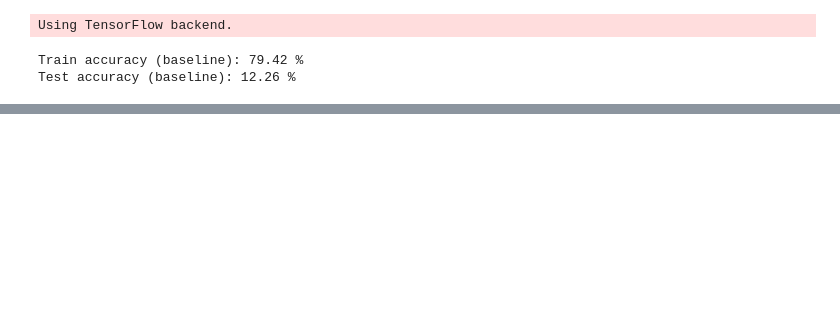
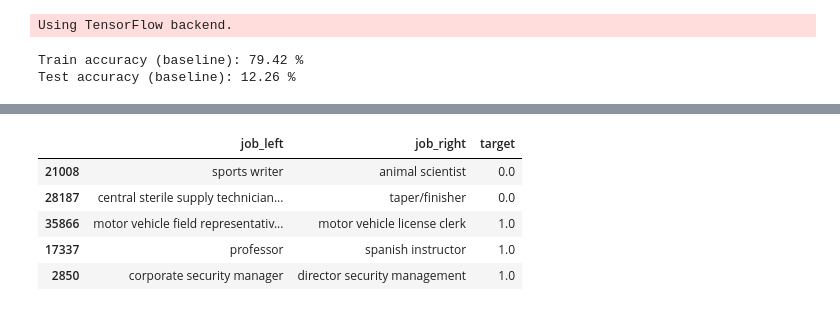
Before and after one commit to nkthiebaut/nkthiebaut.github.io, a Jupyter notebook: content/fewshot_learning_nlp.ipynb, the cells around one changed output, grey strips where cells are left out. Cells and saved outputs as stored; diff of their text form; code cells hidden in the pictures; blank space fills up the shorter version.

```diff
--- a/content/fewshot_learning_nlp.ipynb
+++ b/content/fewshot_learning_nlp.ipynb
@@ -117,0 +121,35 @@ To be continued, stay tuned!
+# %%
+import itertools
+
+jobs_left = []
+jobs_right = []
+target = []
+
+soc_codes = train_set['O*NET-SOC Code'].unique()
+for code in soc_codes:
+    similar_jobs = train_set[train_set['O*NET-SOC Code'] == code]['Reported Job Title']
+    positive_pairs = list(itertools.combinations(similar_jobs, 2))
+    jobs_left.extend([p[0] for p in positive_pairs])
+    jobs_right.extend([p[1] for p in positive_pairs])
+    target.extend([1.]*len(positive_pairs))
+
+    other_jobs = df[df['O*NET-SOC Code'] != code]['Reported Job Title']
+    for i in range(len(positive_pairs)):
+        jobs_left.append(np.random.choice(similar_jobs))
+        jobs_right.append(np.random.choice(other_jobs))
+        target.append(0.)
+
+dataset = pd.DataFrame({
+        'job_left': jobs_left,
+        'job_right': jobs_right,
+        'target': target
+    }).sample(frac=1)  # Shuffle dataset
+
+dataset.sample(5)
+# %% [output]
+|  | job_left | job_right | target |
+| 21008 | sports writer | animal scientist | 0.0 |
+| 28187 | central sterile supply technician... | taper/finisher | 0.0 |
+| 35866 | motor vehicle field representativ... | motor vehicle license clerk | 1.0 |
+| 17337 | professor | spanish instructor | 1.0 |
+| 2850 | corporate security manager | director security management | 1.0 |
```
Also changed, not shown: parts of 16 cells of this notebook.
